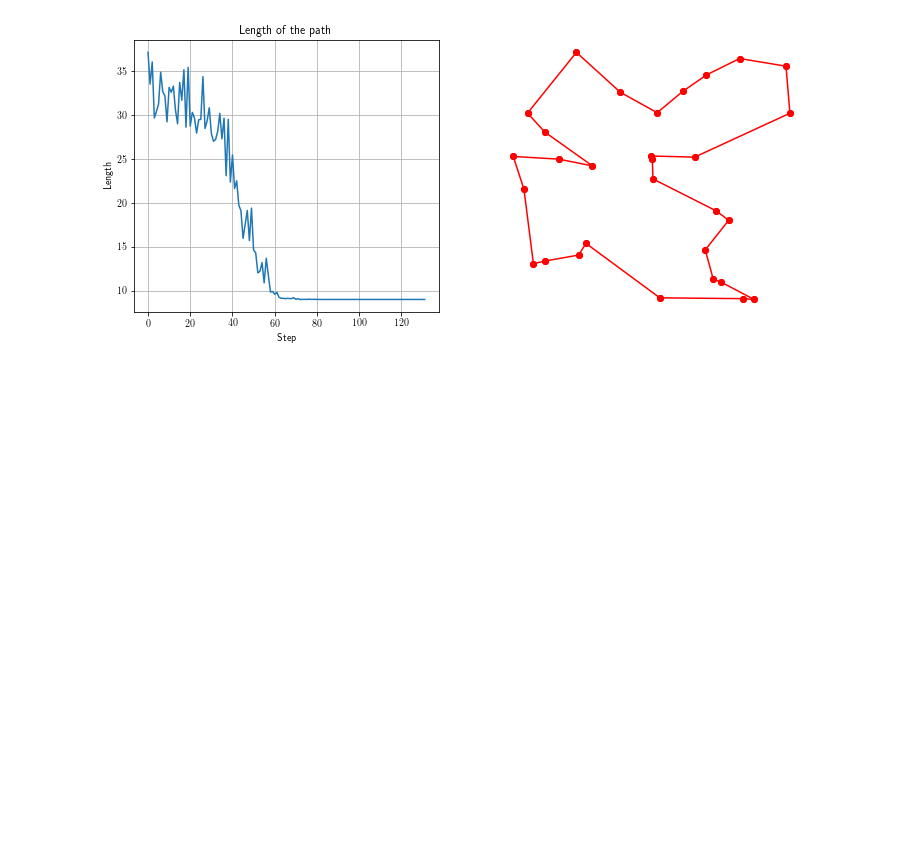
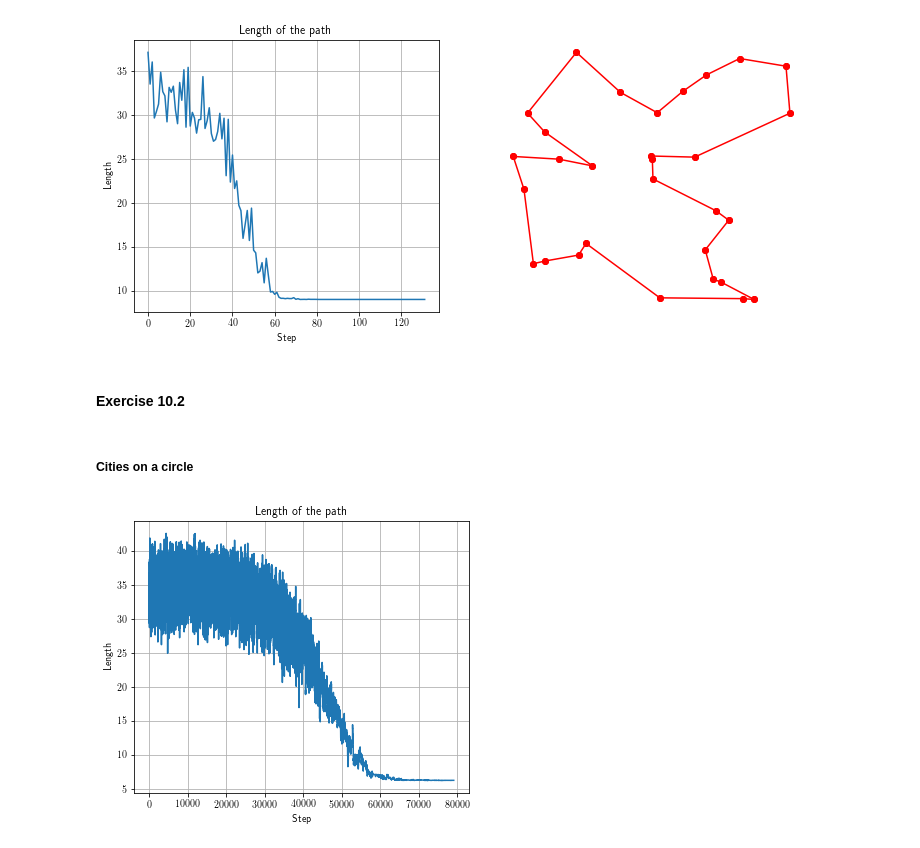
Before and after one commit to phaerrax/lab-simulazione-numerica, a Jupyter notebook: exercise10/exercise10.ipynb, the cells around one changed output. Drawn from its saved outputs; the diff is of its cells as text; code cells hidden in the pictures; blank space fills up the shorter version.

```diff
--- a/exercise10/exercise10.ipynb
+++ b/exercise10/exercise10.ipynb
@@ -63,3 +63,22 @@ axes[1].axis("off")
 plt.show()
 # %% [output]
 [figure]
+# %% [markdown]
+#### Exercise 10.2
+# %%
+prefix = "exercise10-2/"
+# %% [markdown]
+##### Cities on a circle
+# %%
+progressive_length = np.loadtxt(prefix + "evolution_circle_0.dat", unpack = True, usecols = (0,))
+fig, axes = plt.subplots(nrows = 1, ncols = 1, figsize = (6, 5))
+
+axes.plot(progressive_length)
+axes.set_title("Length of the path")
+axes.set_xlabel("Step")
+axes.set_ylabel("Length")
+axes.grid(True)
+
+plt.show()
+# %% [output]
+[figure, added]
```
Also changed, not shown: parts of 2 cells of this notebook, 6 other files.
